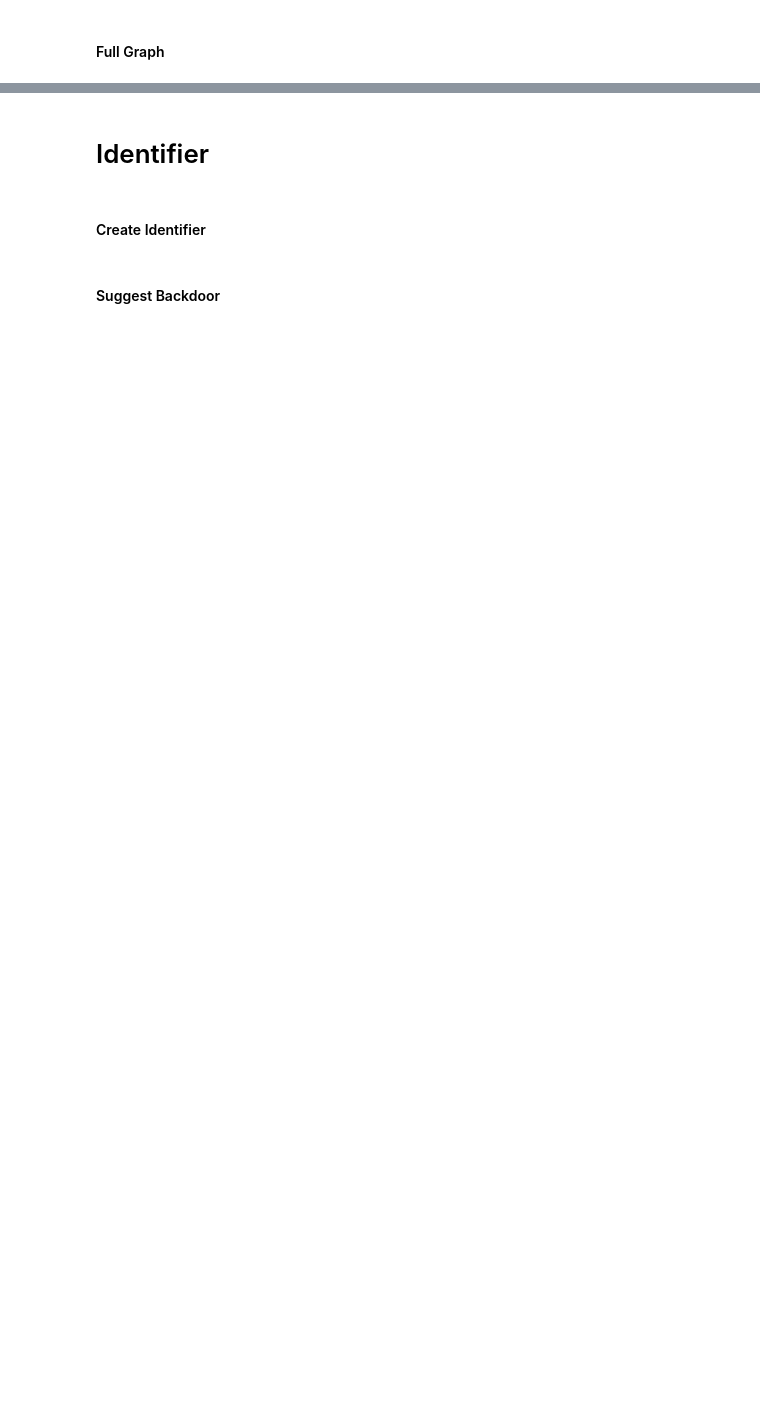
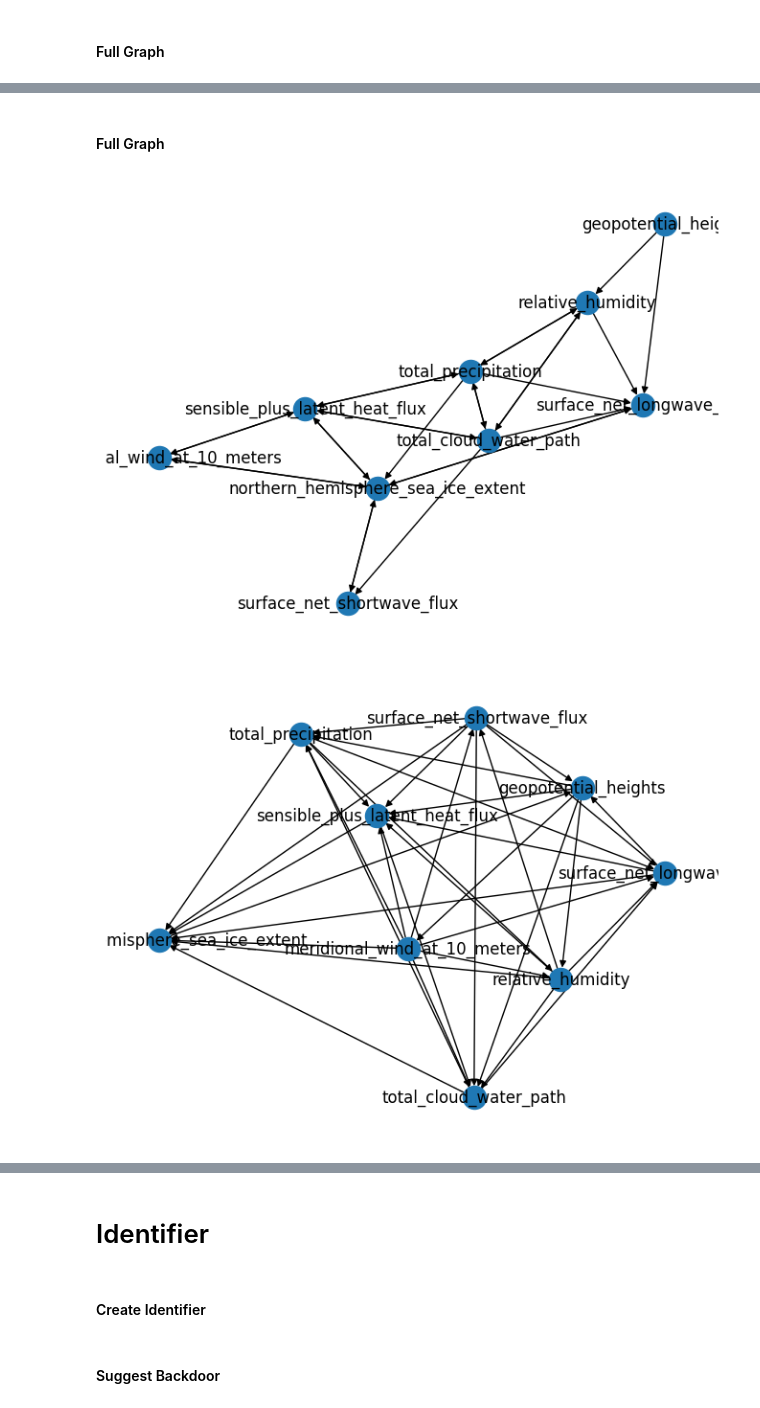
Before and after one commit to albamoleroo/causality_llms, a Jupyter notebook: suggester_example.ipynb, the cells around one changed output, grey strips where cells are left out. Saved outputs shown, nothing was run; the diff lists cells and outputs as text; code cells hidden in the pictures; blank space fills up the shorter version.

Commit message:
Added methods to validation, created new example notebook, created modified modeler example
Signed-off-by: Rose De Sicilia <72463845+RoseDeSicilia26@users.noreply.github.com>

```diff
--- a/suggester_example.ipynb
+++ b/suggester_example.ipynb
@@ -192,5 +193,5 @@ suggested_confounders
 # %% [markdown]
 #### Suggest Pairwise Relationships
 # %%
-relationships = modeler.suggest_relationships(variables=selected_variables, llm=gpt4)
+relationships_graph = modeler.suggest_relationships(variables=selected_variables, llm=gpt4)
 # %% [output]
@@ -238,0 +207,5 @@ relationships
+# %%
+from modified_model_suggester import ModifiedModelSuggester
+modified_modeler = ModifiedModelSuggester()
+# %%
+modified_relationships_graph = modified_modeler.suggest_relationships(variables=selected_variables, llm=gpt4)
@@ -239,10 +215,17 @@ relationships
+# %% [markdown]
+#### Full Graph
 # %%
 import matplotlib.pyplot as plt
 import networkx as nx
 
-g = nx.DiGraph()
-g.add_nodes_from(selected_variables)
-g.add_edges_from(relationships)
+nx.draw(ground_truth_subset_graph, with_labels=True)
+plt.show()
 
-nx.draw(g, with_labels=True)
+nx.draw(relationships_graph, with_labels=True)
 plt.show()
+
+nx.draw(modified_relationships_graph, with_labels=True)
+plt.show()
+# %% [output]
+[figure, added]
+[figure, added]
```
Also changed, not shown: parts of 27 cells of this notebook, 5 other files.
